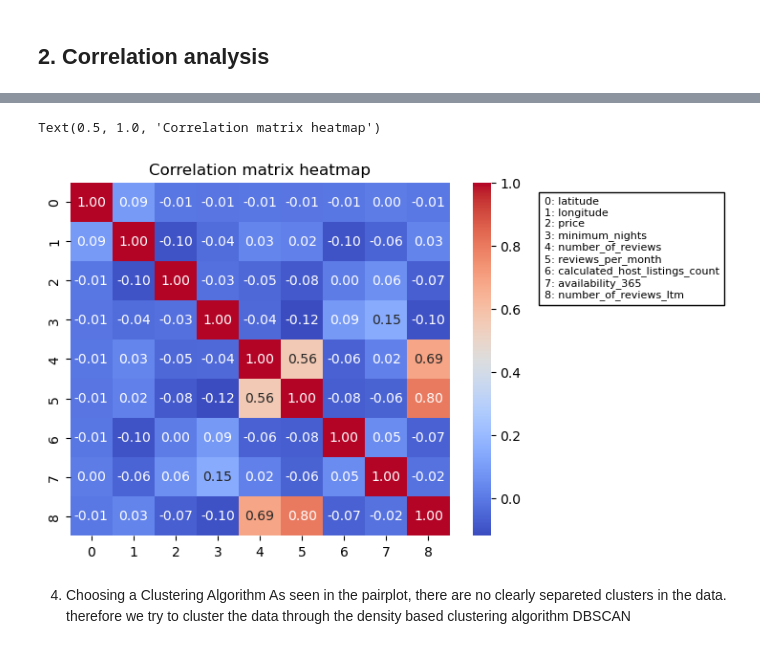
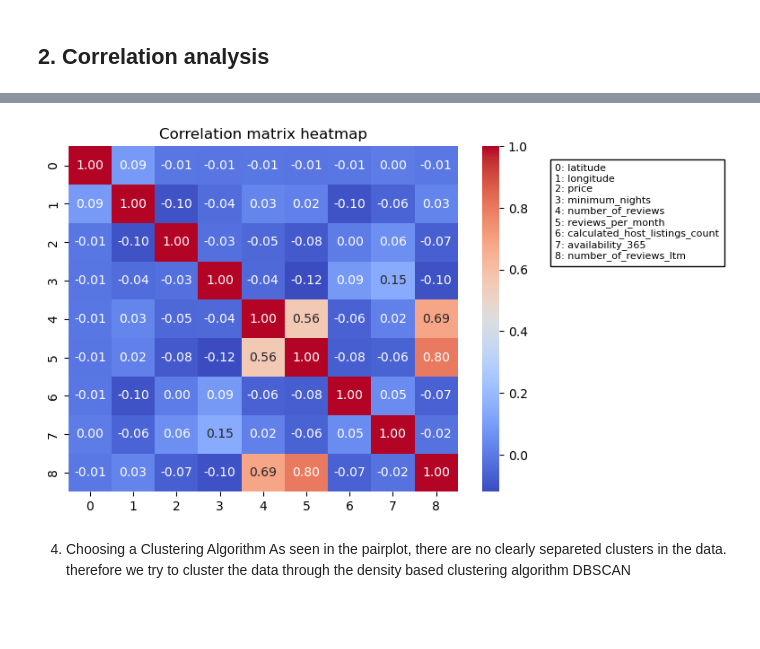
Before and after one commit to heinrichhegenbarth/KAN-CDSCO2004U_Machine_Learning_and_Deep_Learning, a Jupyter notebook: Assignment_1/assignment.ipynb, the cells around one changed output, grey strips where cells are left out. Cells and saved outputs as stored; diff of their text form; code cells hidden in the pictures; blank space fills up the shorter version.

```diff
--- a/Assignment_1/assignment.ipynb
+++ b/Assignment_1/assignment.ipynb
@@ -213,18 +213,17 @@ corr_matrix
 # %%
 # Create a table with number feature mappings
 # Plot the heatmap
 # Create a table with number feature mappings
 feature_mapping = {i: col for i, col in enumerate(corr_matrix.columns)}
 
 # Plot the heatmap
+fig, axees = plt.subplots(figsize=(7, 5))
 sns.heatmap(corr_matrix, annot=True, cmap='coolwarm', fmt=".2f", xticklabels=range(len(corr_matrix.columns)), yticklabels=range(len(corr_matrix.columns)))
 legend_text = "\n".join([f"{number}: {feature}" for number, feature in feature_mapping.items()])
-plt.tight_layout(rect=[1, 1, 1, 1])  # Adjust layout to make space for the legend
 plt.figtext(0.9, 0.63, legend_text, horizontalalignment='left', fontsize=8, bbox=dict(facecolor='none', edgecolor='black', boxstyle='square,pad=0.5'))
 plt.title('Correlation matrix heatmap')
-
+plt.show()
 
 # from the pairplot deem longitude, latitude and availability365 to be the most interesting features to cluster with respect to the price
 # %% [output]
-Text(0.5, 1.0, 'Correlation matrix heatmap')
-[figure, old version]
+[figure, new version]
```
Also changed, not shown: parts of 16 cells of this notebook, 1 other file.
